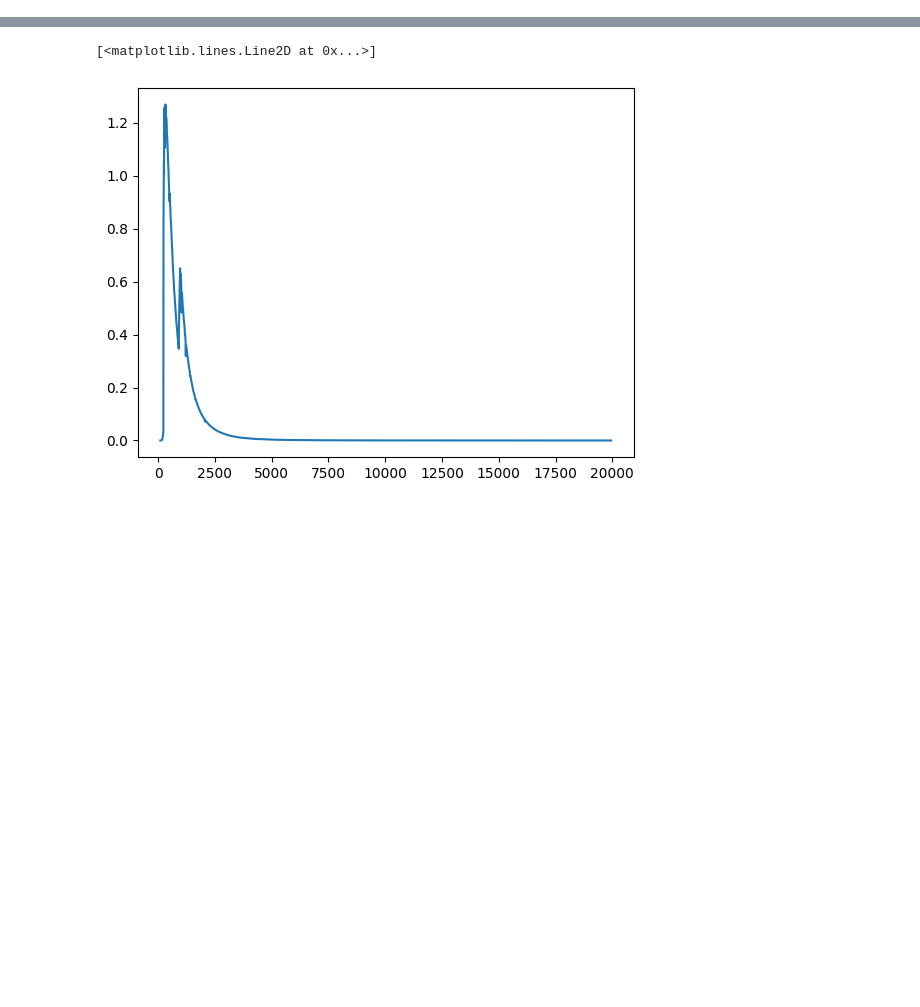
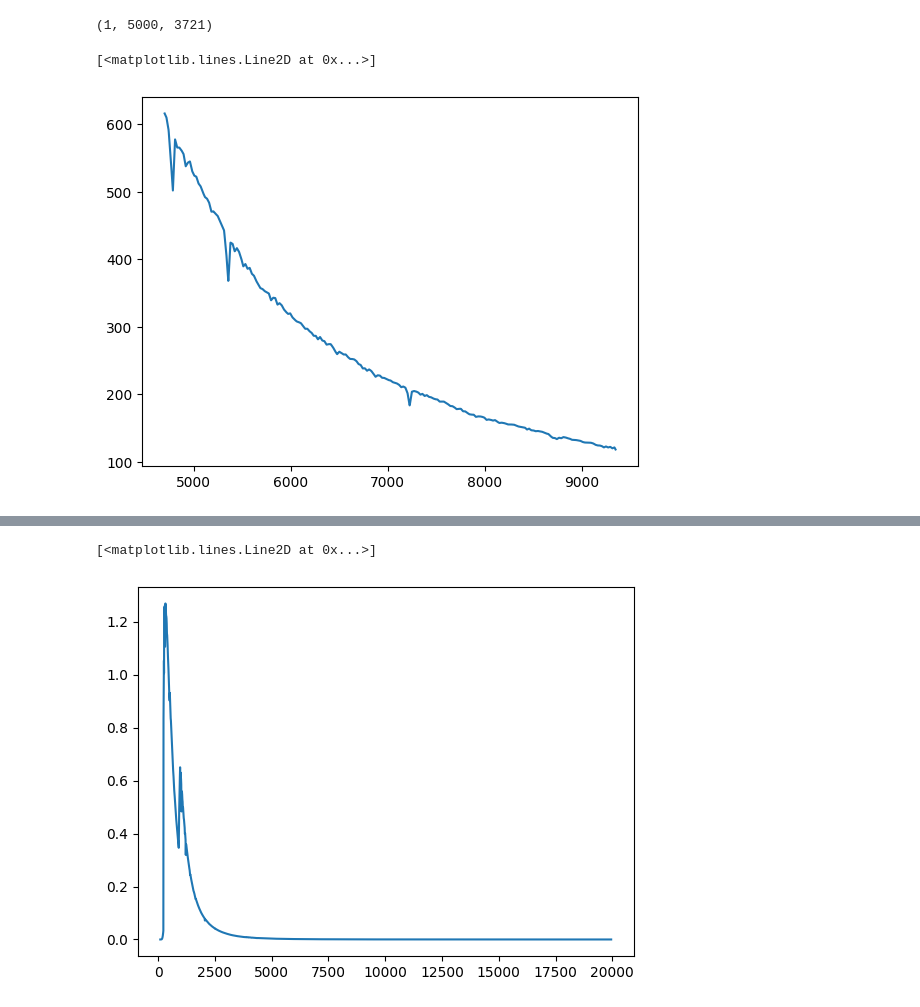
Before and after one commit to ufuk-cakir/rubix, a Jupyter notebook: notebooks/spectra_calculation.ipynb, the cells around one changed output, grey strips where cells are left out. Drawn from its saved outputs; the diff is of its cells as text; code cells hidden in the pictures; blank space fills up the shorter version.

```diff
--- a/notebooks/spectra_calculation.ipynb
+++ b/notebooks/spectra_calculation.ipynb
@@ -166,0 +123,11 @@ dict_keys(['constants', 'logger', 'IllustrisAPI', 'IllustrisHandler', 'BaseHandl
+# %%
+import matplotlib.pyplot as plt
+wave = pipe.telescope.wave_seq
+spectra = data["spectra"] # Spectra of all stars
+print(spectra.shape)
+
+plt.plot(wave, spectra[0,3])
+# %% [output]
+(1, 5000, 3721)
+[<matplotlib.lines.Line2D at 0x...>]
+[figure, added]
```
Also changed, not shown: parts of 18 cells of this notebook, 9 other files.
